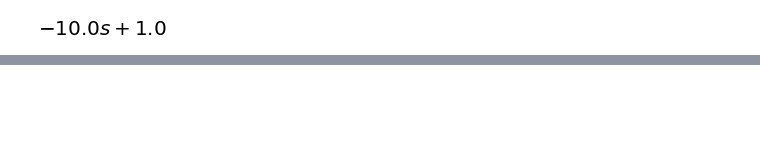
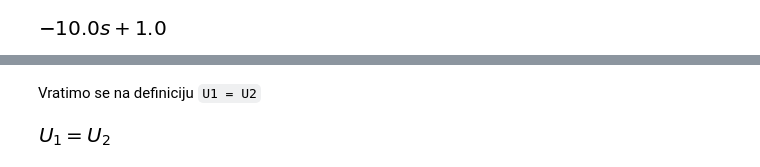
Before and after one commit to dnemec/Python-Control-Systems, a Jupyter notebook: rjesavanje_jednadzbi.ipynb, the cells around one changed output, grey strips where cells are left out. Saved outputs shown, nothing was run; the diff lists cells and outputs as text; code cells hidden in the pictures; blank space fills up the shorter version.

````diff
--- a/rjesavanje_jednadzbi.ipynb
+++ b/rjesavanje_jednadzbi.ipynb
@@ -164,0 +177,7 @@ display(i1)
+# %% [markdown]
+Vratimo se na definiciju ```U1 = U2```
+# %%
+eq3 = Eq(U1, U2)
+display(eq3)
+# %% [output]
+[figure, added]
````
Also changed, not shown: parts of 36 cells of this notebook, 3 other files.
